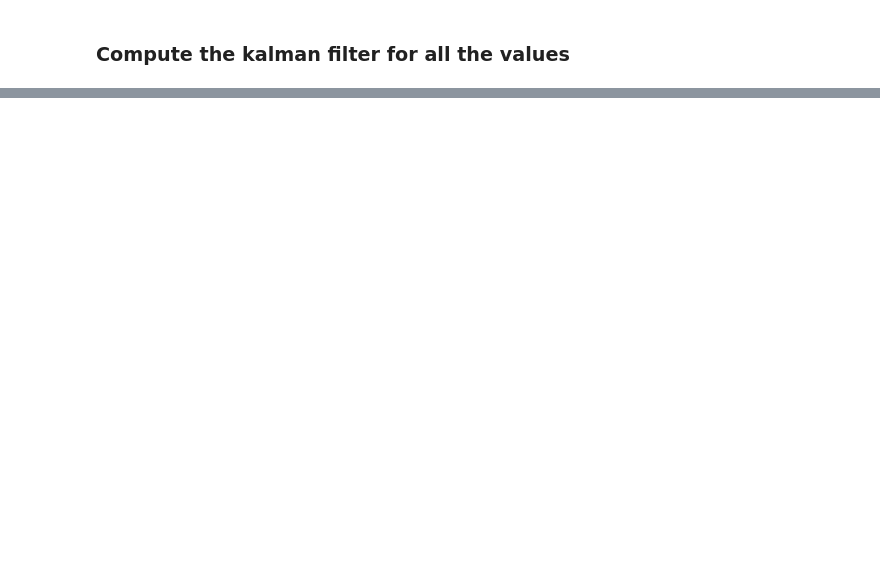
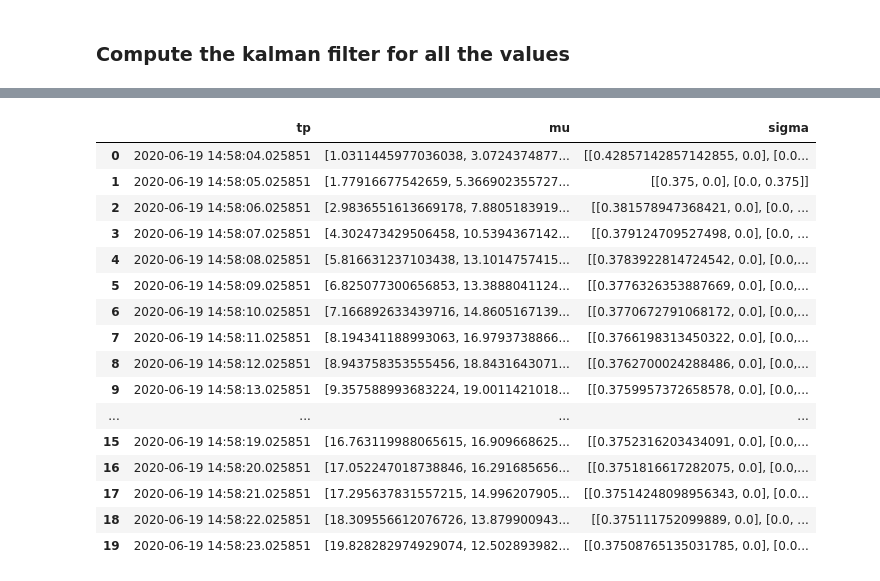
Before and after one commit to SebastianoF/Stone-Soup-Notebooks, a Jupyter notebook: tutorial_2/ex01_Kalman.ipynb, the cells around one changed output, grey strips where cells are left out. Cells and saved outputs as stored; diff of their text form; code cells hidden in the pictures; blank space fills up the shorter version.

```diff
--- a/tutorial_2/ex01_Kalman.ipynb
+++ b/tutorial_2/ex01_Kalman.ipynb
@@ -285,0 +294,20 @@ fig
+# %%
+df_update
+# %% [output]
+|  | tp | mu | sigma |
+| 0 | 2020-06-19 14:58:04.025851 | [1.0311445977036038, 3.0724374877... | [[0.42857142857142855, 0.0], [0.0... |
+| 1 | 2020-06-19 14:58:05.025851 | [1.77916677542659, 5.366902355727... | [[0.375, 0.0], [0.0, 0.375]] |
+| 2 | 2020-06-19 14:58:06.025851 | [2.9836551613669178, 7.8805183919... | [[0.381578947368421, 0.0], [0.0, ... |
+| 3 | 2020-06-19 14:58:07.025851 | [4.302473429506458, 10.5394367142... | [[0.379124709527498, 0.0], [0.0, ... |
+| 4 | 2020-06-19 14:58:08.025851 | [5.816631237103438, 13.1014757415... | [[0.3783922814724542, 0.0], [0.0,... |
+| 5 | 2020-06-19 14:58:09.025851 | [6.825077300656853, 13.3888041124... | [[0.3776326353887669, 0.0], [0.0,... |
+| 6 | 2020-06-19 14:58:10.025851 | [7.166892633439716, 14.8605167139... | [[0.3770672791068172, 0.0], [0.0,... |
+| 7 | 2020-06-19 14:58:11.025851 | [8.194341188993063, 16.9793738866... | [[0.3766198313450322, 0.0], [0.0,... |
+| 8 | 2020-06-19 14:58:12.025851 | [8.943758353555456, 18.8431643071... | [[0.3762700024288486, 0.0], [0.0,... |
+| 9 | 2020-06-19 14:58:13.025851 | [9.357588993683224, 19.0011421018... | [[0.3759957372658578, 0.0], [0.0,... |
+| ... | ... | ... | ... |
+| 15 | 2020-06-19 14:58:19.025851 | [16.763119988065615, 16.909668625... | [[0.3752316203434091, 0.0], [0.0,... |
+| 16 | 2020-06-19 14:58:20.025851 | [17.052247018738846, 16.291685656... | [[0.3751816617282075, 0.0], [0.0,... |
+| 17 | 2020-06-19 14:58:21.025851 | [17.295637831557215, 14.996207905... | [[0.37514248098956343, 0.0], [0.0... |
+| 18 | 2020-06-19 14:58:22.025851 | [18.309556612076726, 13.879900943... | [[0.375111752099889, 0.0], [0.0, ... |
+| 19 | 2020-06-19 14:58:23.025851 | [19.828282974929074, 12.502893982... | [[0.37508765135031785, 0.0], [0.0... |
```
Also changed, not shown: parts of 12 cells of this notebook, 1 other file.
